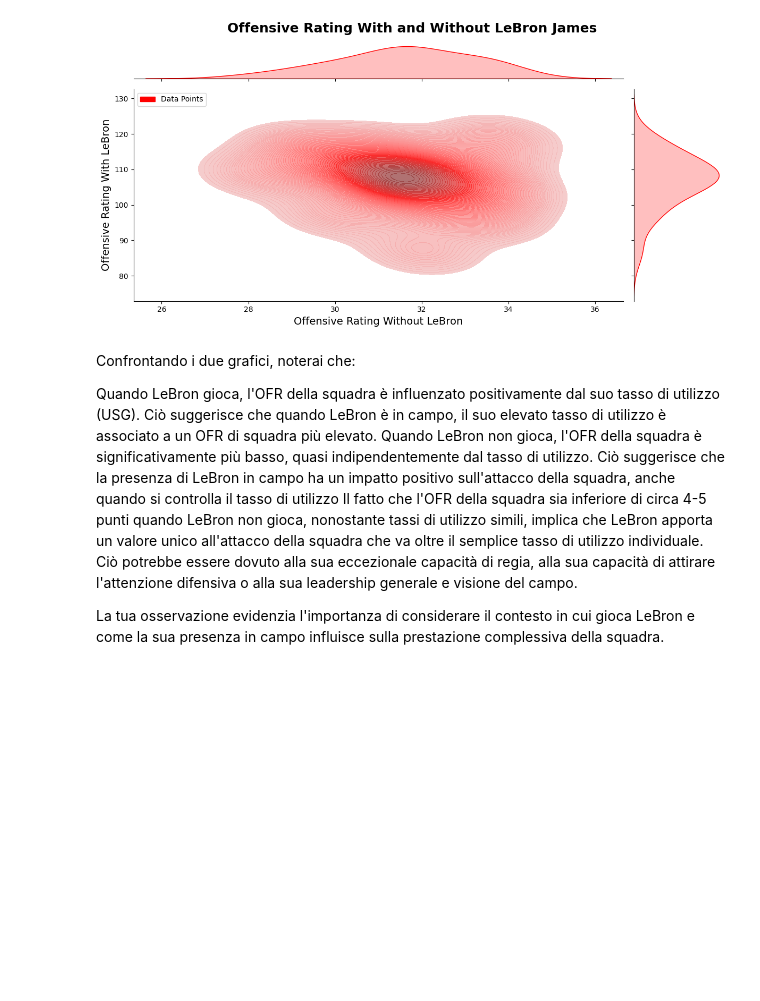
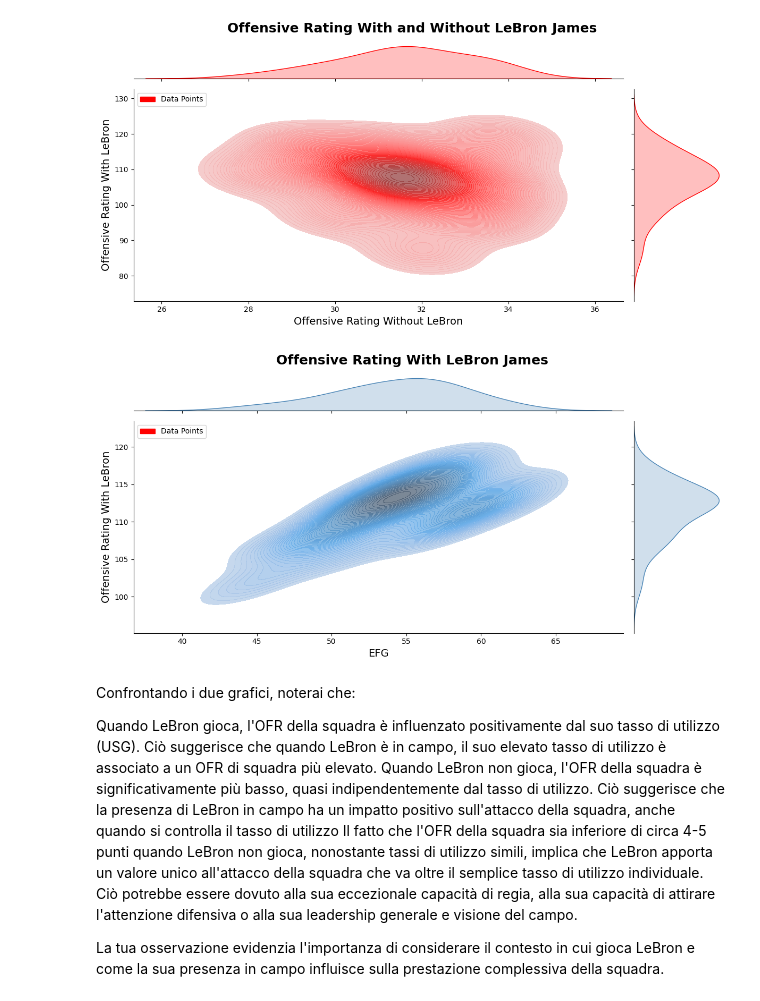
Before and after one commit to francescobortuzzo/DataScienceProject, a Jupyter notebook: creazione_plot/plot.ipynb, the cells around one changed output. Saved outputs shown, nothing was run; the diff lists cells and outputs as text; code cells hidden in the pictures; blank space fills up the shorter version.

```diff
--- a/creazione_plot/plot.ipynb
+++ b/creazione_plot/plot.ipynb
@@ -1050,6 +1065,40 @@ plt.tight_layout()
 plt.show()
 # %% [output]
 [figure]
+# %%
+#plot efg and ofr_l
+
+# Reset index and drop NaN values
+df2 = df_advanced.reset_index()
+
+# Create joint plot with KDE and data points
+plot = sns.jointplot(x=efg, y=df2['OFR_L'], kind='kde', color='steelblue', fill=True, s=100, alpha=0.7, n_levels=50)
+
+# Set figure size
+plot.fig.set_figwidth(14)
+
+# Set axis labels and title
+plot.set_axis_labels('Effective Field Goal Percentage', 'Offensive Rating (OFR)', fontsize=14)
+plot.fig.suptitle('Offensive Rating Analysis with LeBron James and Effective Field Goal Percentage', fontsize=18, fontweight='bold')
+
+# Add labels and title
+plot.set_axis_labels('EFG', 'Offensive Rating With LeBron', fontsize=14)
+plot.fig.suptitle('Offensive Rating With LeBron James', fontsize=18, fontweight='bold')
+
+# Add a legend
+legend_handles = [
+    patches.Patch(color='red', label='Data Points')
+]
+
+plot.ax_joint.legend(handles=legend_handles, loc='upper left', fontsize=10)
+
+#set the size of the plot
+plot.fig.set_figwidth(12)
+
+plt.tight_layout()
+plt.show()
+# %% [output]
+[figure, added]
 # %% [markdown]
 Confrontando i due grafici, noterai che:
 
```
Also changed, not shown: parts of 5 cells of this notebook.
